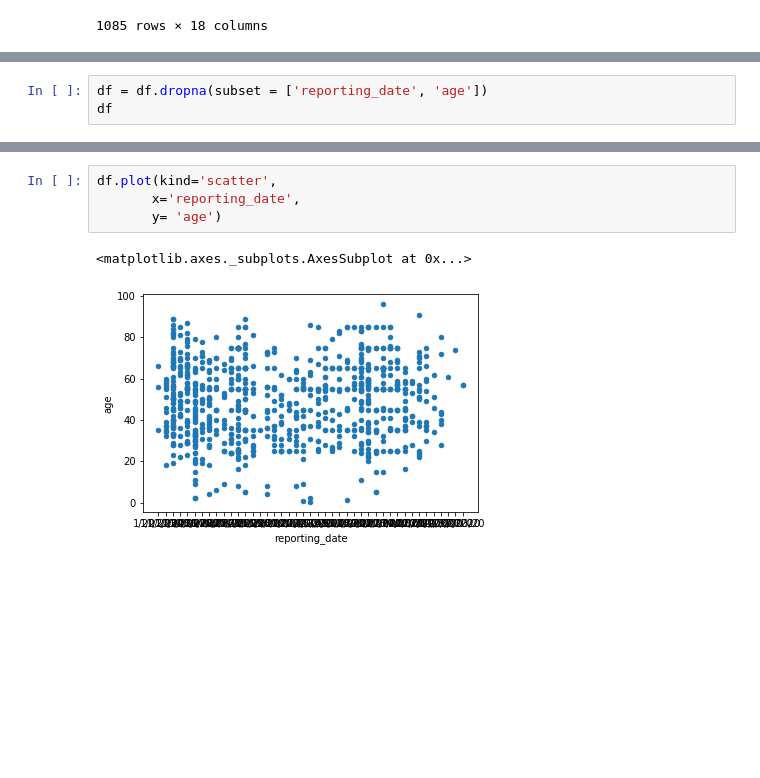
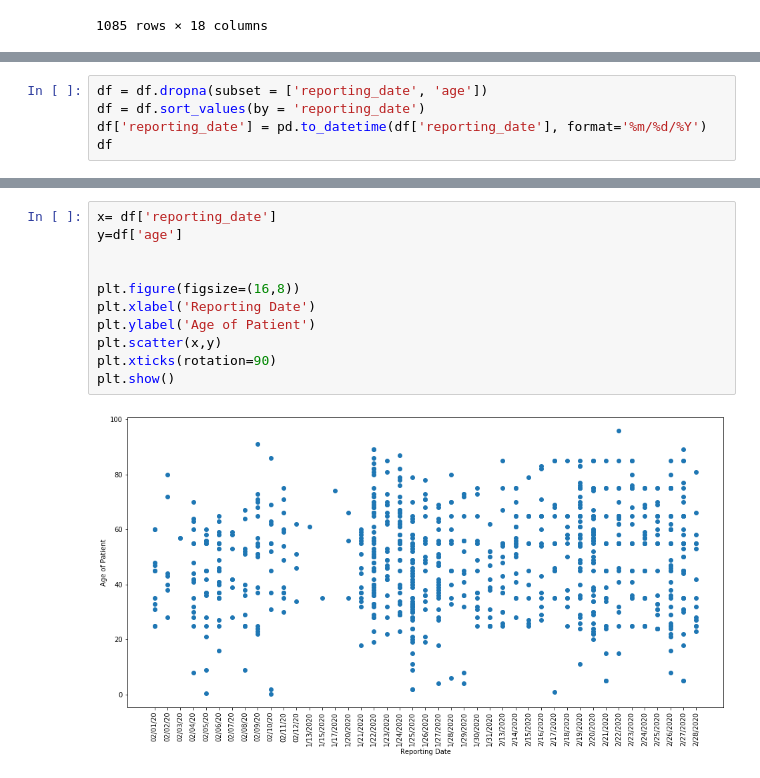
Before and after one commit to osamaali-sys/Covid19Analysis, a Jupyter notebook: covid 19 age analysis.ipynb, the cells around one changed output, grey strips where cells are left out. Saved outputs shown, nothing was run; the diff lists cells and outputs as text; blank space fills up the shorter version.

```diff
--- a/Untitled.ipynb
+++ b/covid 19 age analysis.ipynb
@@ -96,5 +96,7 @@ df.head()
 | 4 | 1/21/2020 | new confirmed imported COVID-19 p... | Tianjin | China | male | 58.0 | NaN | NaN | ... |
 # %%
 df = df.dropna(subset = ['reporting_date', 'age'])
+df = df.sort_values(by = 'reporting_date')
+df['reporting_date'] = pd.to_datetime(df['reporting_date'], format='%m/%d/%Y')
 df
 # %% [output]
@@ -114,7 +104,13 @@ df
-# %%
-df.plot(kind='scatter',
-       x='reporting_date',
-       y= 'age')
-# %% [output]
-<matplotlib.axes._subplots.AxesSubplot at 0x...>
-[figure, removed]
+# %%
+x= df['reporting_date']
+y=df['age']
+
+
+plt.figure(figsize=(16,8))
+plt.xlabel('Reporting Date')
+plt.ylabel('Age of Patient')
+plt.scatter(x,y)
+plt.xticks(rotation=90)
+plt.show()
+# %% [output]
+[figure, added]
```
Also changed, not shown: parts of 2 cells of this notebook, 2 other files.
